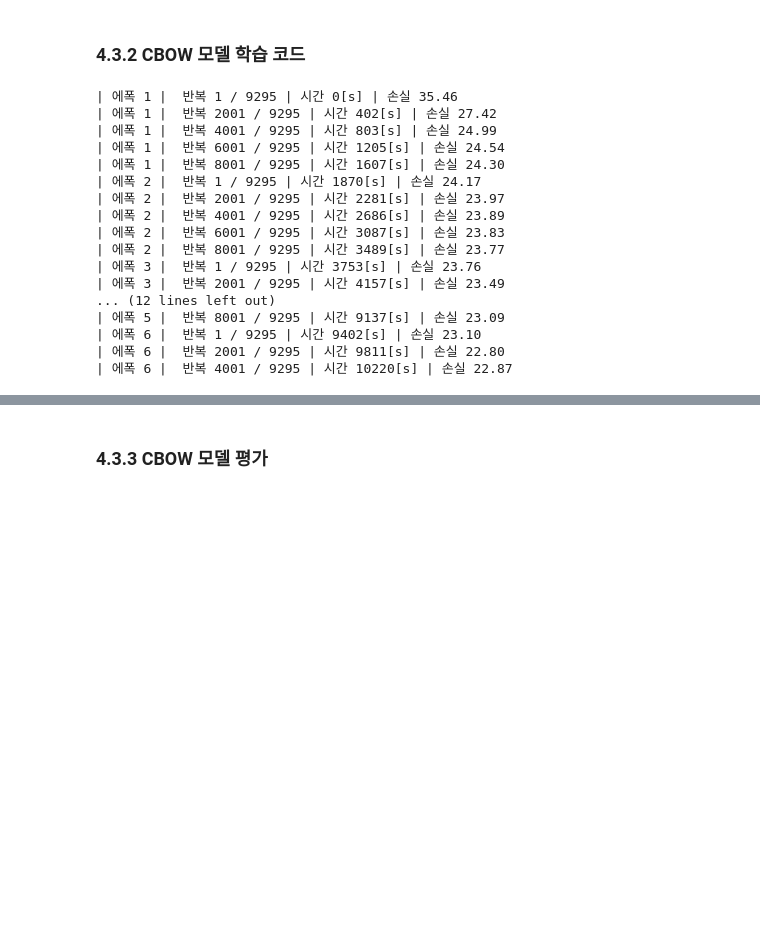
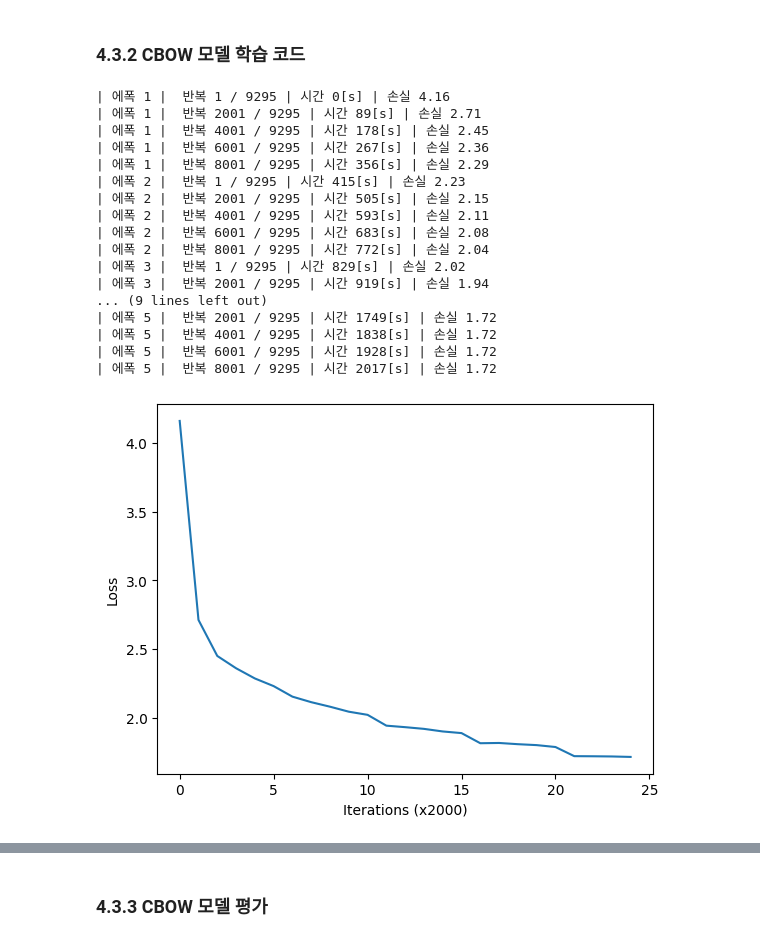
Before and after one commit to restful3/ds4th_study, a Jupyter notebook: source/밑바닥부터_시작하는_딥러닝_2/ch04_Word2Vec속도개선_wooseok.ipynb, the cells around one changed output, grey strips where cells are left out. Drawn from its saved outputs; the diff is of its cells as text; code cells hidden in the pictures; blank space fills up the shorter version.

```diff
--- a/source/밑바닥부터_시작하는_딥러닝_2/ch04_Word2Vec속도개선_wooseok.ipynb
+++ b/source/밑바닥부터_시작하는_딥러닝_2/ch04_Word2Vec속도개선_wooseok.ipynb
@@ -463,44 +635,55 @@ class Embedding:
         else:
             np.add.at(dW, self.idx, dout)
         return None
-# %%
-# 학습 시작
-trainer.fit(contexts.get(), target.get(), max_epoch, batch_size, eval_interval=2000)
-trainer.plot()
-# %% [output]
-| 에폭 1 |  반복 1 / 9295 | 시간 0[s] | 손실 35.46
-| 에폭 1 |  반복 2001 / 9295 | 시간 402[s] | 손실 27.42
-| 에폭 1 |  반복 4001 / 9295 | 시간 803[s] | 손실 24.99
-| 에폭 1 |  반복 6001 / 9295 | 시간 1205[s] | 손실 24.54
-| 에폭 1 |  반복 8001 / 9295 | 시간 1607[s] | 손실 24.30
-| 에폭 2 |  반복 1 / 9295 | 시간 1870[s] | 손실 24.17
-| 에폭 2 |  반복 2001 / 9295 | 시간 2281[s] | 손실 23.97
-| 에폭 2 |  반복 4001 / 9295 | 시간 2686[s] | 손실 23.89
-| 에폭 2 |  반복 6001 / 9295 | 시간 3087[s] | 손실 23.83
-| 에폭 2 |  반복 8001 / 9295 | 시간 3489[s] | 손실 23.77
-| 에폭 3 |  반복 1 / 9295 | 시간 3753[s] | 손실 23.76
-| 에폭 3 |  반복 2001 / 9295 | 시간 4157[s] | 손실 23.49
-... (12 lines left out)
-| 에폭 5 |  반복 8001 / 9295 | 시간 9137[s] | 손실 23.09
-| 에폭 6 |  반복 1 / 9295 | 시간 9402[s] | 손실 23.10
-| 에폭 6 |  반복 2001 / 9295 | 시간 9811[s] | 손실 22.80
-| 에폭 6 |  반복 4001 / 9295 | 시간 10220[s] | 손실 22.87
-# %%
-import pickle
-pkl_file = './output/SkipGram_100_5.pkl'
-
-with open(pkl_file, 'wb') as f:
-    params = pickle.dump(trainer, f)
 # %%
+# 하이퍼파라미터 설정
+window_size = 5
+hidden_size = 100
+batch_size = 100
+max_epoch = 5
+
+# 데이터 읽기
+corpus, word_to_id, id_to_word = ptb.load_data('train')
+vocab_size = len(word_to_id)
+contexts, target = create_contexts_target(corpus, window_size)
+if config.GPU:
+    contexts, target = to_gpu(contexts), to_gpu(target)
 # 모델 등 생성
 model = CBOW(vocab_size, hidden_size, window_size, corpus)
 optimizer = Adam()
 trainer = Trainer(model, optimizer)
 # 학습 시작
 trainer.fit(contexts.get(), target.get(), max_epoch, batch_size, eval_interval=2000)
 trainer.plot()
 
+# 나중에 사용할 수 있도록 필요한 데이터 저장
+word_vecs = model.word_vecs1
+if config.GPU:
+    word_vecs = to_cpu(word_vecs)
+params = {}
+params['word_vecs'] = word_vecs.astype(np.float16)
+params['word_to_id'] = word_to_id
+params['id_to_word'] = id_to_word
 pkl_file = './output/CBOW_100_5.pkl'
 
 with open(pkl_file, 'wb') as f:
-    params = pickle.dump(trainer, f)
+    pickle.dump(params, f,-1)
+# %% [output]
+| 에폭 1 |  반복 1 / 9295 | 시간 0[s] | 손실 4.16
+| 에폭 1 |  반복 2001 / 9295 | 시간 89[s] | 손실 2.71
+| 에폭 1 |  반복 4001 / 9295 | 시간 178[s] | 손실 2.45
+| 에폭 1 |  반복 6001 / 9295 | 시간 267[s] | 손실 2.36
+| 에폭 1 |  반복 8001 / 9295 | 시간 356[s] | 손실 2.29
+| 에폭 2 |  반복 1 / 9295 | 시간 415[s] | 손실 2.23
+| 에폭 2 |  반복 2001 / 9295 | 시간 505[s] | 손실 2.15
+| 에폭 2 |  반복 4001 / 9295 | 시간 593[s] | 손실 2.11
+| 에폭 2 |  반복 6001 / 9295 | 시간 683[s] | 손실 2.08
+| 에폭 2 |  반복 8001 / 9295 | 시간 772[s] | 손실 2.04
+| 에폭 3 |  반복 1 / 9295 | 시간 829[s] | 손실 2.02
+| 에폭 3 |  반복 2001 / 9295 | 시간 919[s] | 손실 1.94
+... (9 lines left out)
+| 에폭 5 |  반복 2001 / 9295 | 시간 1749[s] | 손실 1.72
+| 에폭 5 |  반복 4001 / 9295 | 시간 1838[s] | 손실 1.72
+| 에폭 5 |  반복 6001 / 9295 | 시간 1928[s] | 손실 1.72
+| 에폭 5 |  반복 8001 / 9295 | 시간 2017[s] | 손실 1.72
+[figure, added]
```
Also changed, not shown: parts of 27 cells of this notebook.
